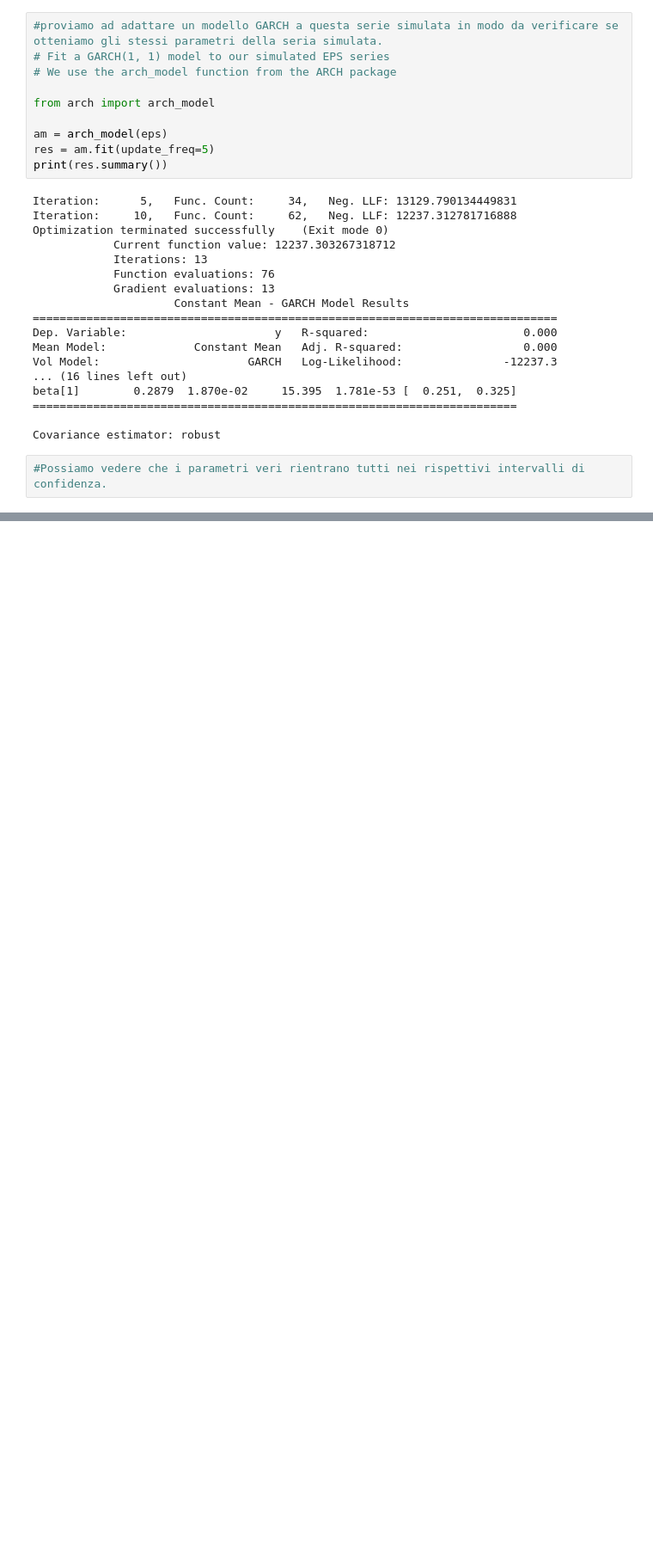
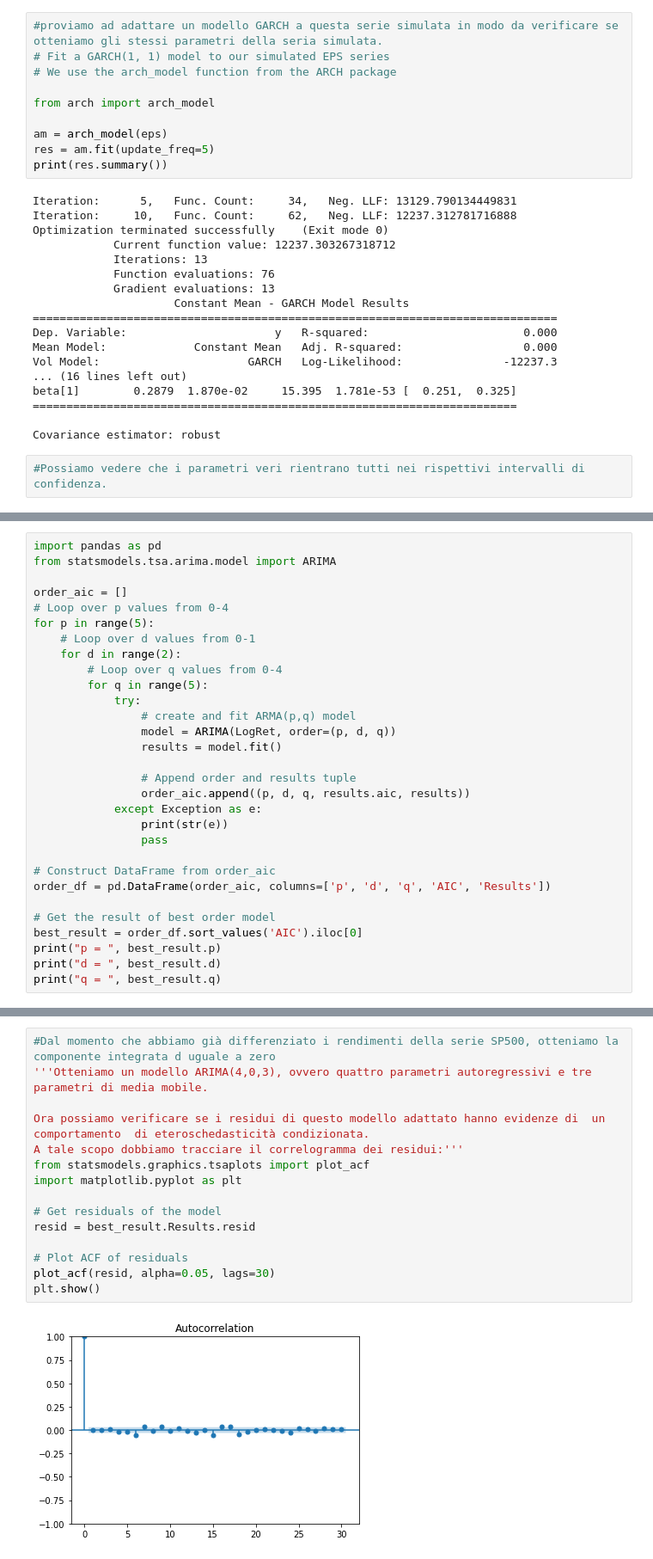
Before and after one commit to emaleleblu/Prova_1, a Jupyter notebook: garch.ipynb, the cells around one changed output, grey strips where cells are left out. Shown: that part at 86% size. Drawn from its saved outputs; the diff is of its cells as text; blank space fills up the shorter version.

```diff
--- a/garch.ipynb
+++ b/garch.ipynb
@@ -65,0 +86,30 @@ Covariance estimator: robust
+# %%
+import pandas as pd
+from statsmodels.tsa.arima.model import ARIMA
+
+order_aic = []
+# Loop over p values from 0-4
+for p in range(5):
+    # Loop over d values from 0-1
+    for d in range(2):
+        # Loop over q values from 0-4
+        for q in range(5):
+            try:
+                # create and fit ARMA(p,q) model
+                model = ARIMA(LogRet, order=(p, d, q))
+                results = model.fit()
+
+                # Append order and results tuple
+                order_aic.append((p, d, q, results.aic, results))
+            except Exception as e:
+                print(str(e))
+                pass
+
+# Construct DataFrame from order_aic
+order_df = pd.DataFrame(order_aic, columns=['p', 'd', 'q', 'AIC', 'Results'])
+
+# Get the result of best order model
+best_result = order_df.sort_values('AIC').iloc[0]
+print("p = ", best_result.p)
+print("d = ", best_result.d)
+print("q = ", best_result.q)
@@ -65,0 +120,17 @@ Covariance estimator: robust
+# %%
+#Dal momento che abbiamo già differenziato i rendimenti della serie SP500, otteniamo la componente integrata d uguale a zero
+'''Otteniamo un modello ARIMA(4,0,3), ovvero quattro parametri autoregressivi e tre parametri di media mobile.
+
+Ora possiamo verificare se i residui di questo modello adattato hanno evidenze di  un comportamento  di eteroschedasticità condizionata.
+A tale scopo dobbiamo tracciare il correlogramma dei residui:'''
+from statsmodels.graphics.tsaplots import plot_acf
+import matplotlib.pyplot as plt
+
+# Get residuals of the model
+resid = best_result.Results.resid
+
+# Plot ACF of residuals
+plot_acf(resid, alpha=0.05, lags=30)
+plt.show()
+# %% [output]
+[figure, added]
```
Also changed, not shown: parts of 9 cells of this notebook.
